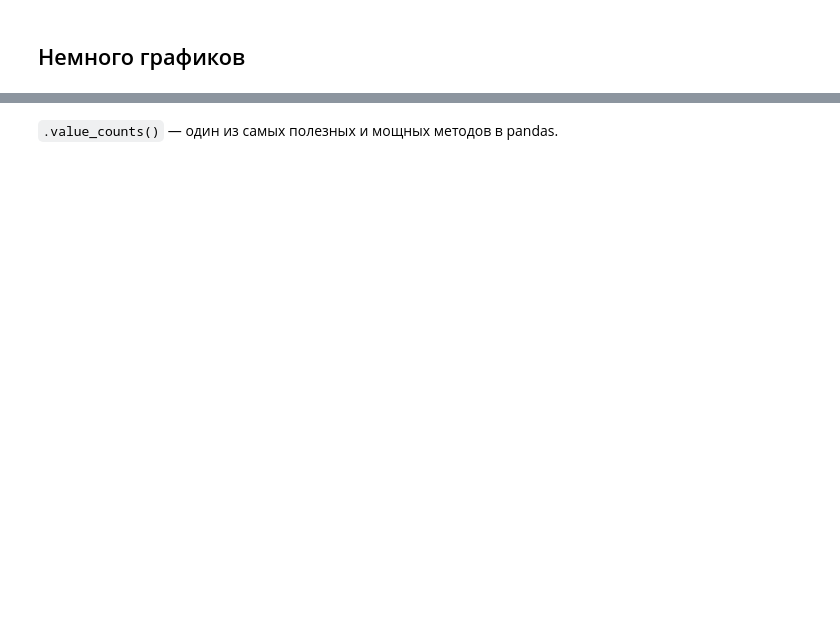
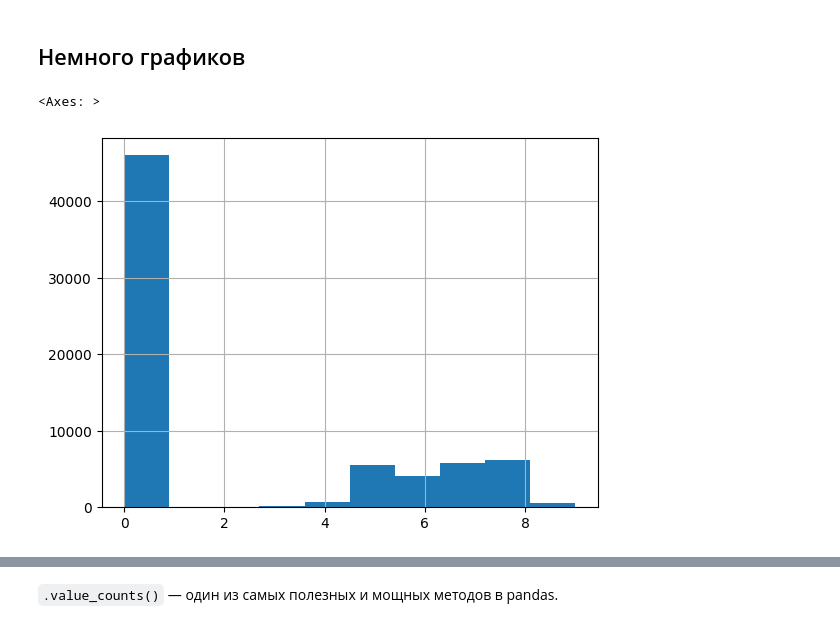
Before and after one commit to potopinc/colab, a Jupyter notebook: ML_05_06_07.ipynb, the cells around one changed output, grey strips where cells are left out. Drawn from its saved outputs; the diff is of its cells as text; code cells hidden in the pictures; blank space fills up the shorter version.

```diff
--- a/ML_05_06_07.ipynb
+++ b/ML_05_06_07.ipynb
@@ -486,3 +571,6 @@ df[df['type'] == 'Classification']
 `encoding` указывает кодировку файла.
 
 `index_col` — номер столбца или имя, который станет индексом.
+# %%
+df = pd.read_csv("steam_games.csv")
+df.head(10)
@@ -490,3 +628,7 @@ df[df['type'] == 'Classification']
 ## Немного графиков
 # %%
 # построим гистограмму по рейтингу
+df['review_score'].hist()
+# %% [output]
+<Axes: >
+[figure, added]
```
Also changed, not shown: parts of 24 cells of this notebook.
